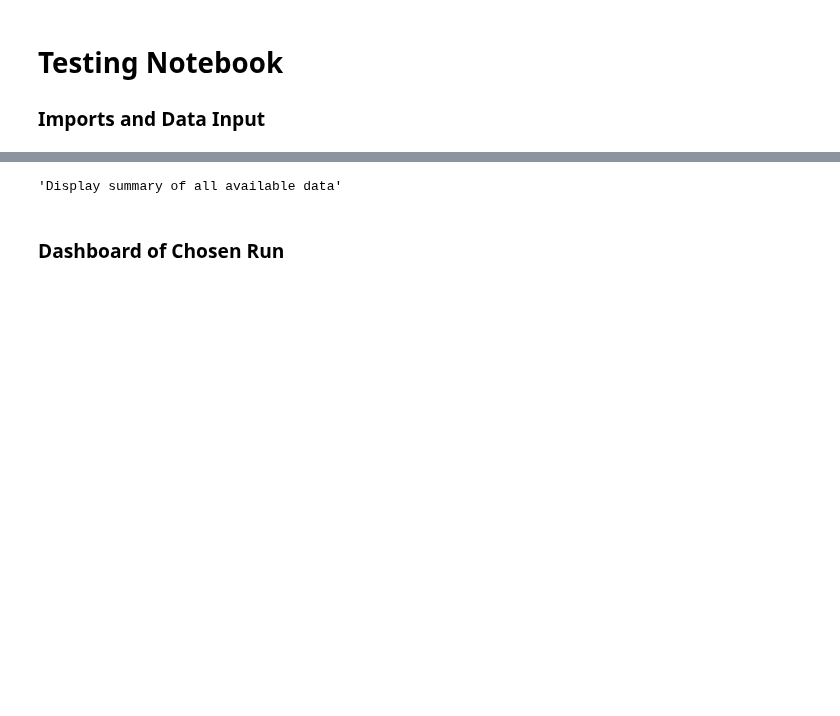
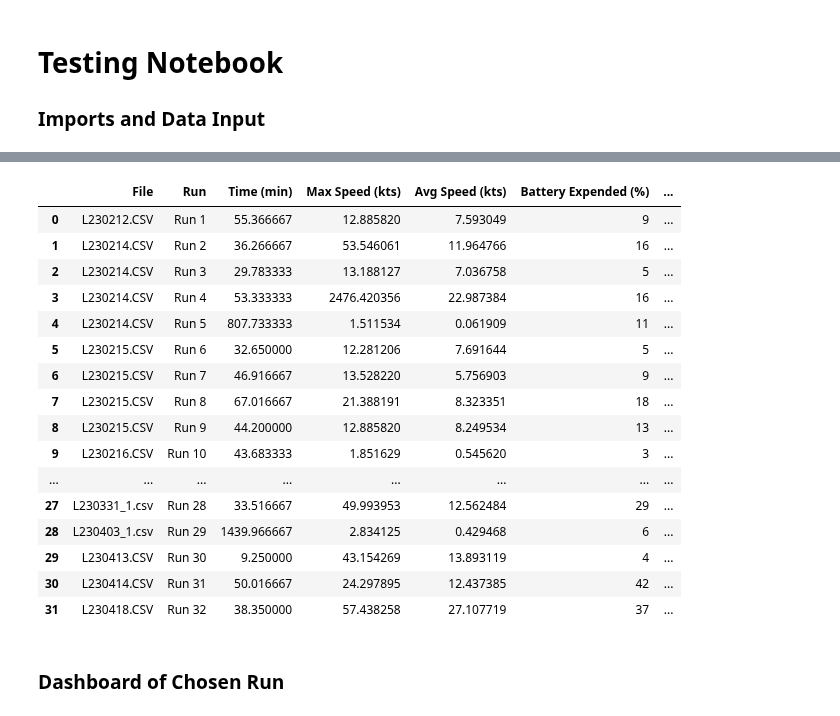
Before and after one commit to eliu420/photon-range-estimator, a Jupyter notebook: test_loop.ipynb, the cells around one changed output, grey strips where cells are left out. Saved outputs shown, nothing was run; the diff lists cells and outputs as text; code cells hidden in the pictures; blank space fills up the shorter version.

```diff
--- a/test_loop.ipynb
+++ b/test_loop.ipynb
@@ -14,8 +32,24 @@ data = data_files.runs_dict
 # %%
 """Display summary of all available data"""
-# data_files.file_summary
+data_files.file_summary
 # %% [output]
-'Display summary of all available data'
+|  | File | Run | Time (min) | Max Speed (kts) | Avg Speed (kts) | Battery Expended (%) | ... |
+| 0 | L230212.CSV | Run 1 | 55.366667 | 12.885820 | 7.593049 | 9 | ... |
+| 1 | L230214.CSV | Run 2 | 36.266667 | 53.546061 | 11.964766 | 16 | ... |
+| 2 | L230214.CSV | Run 3 | 29.783333 | 13.188127 | 7.036758 | 5 | ... |
+| 3 | L230214.CSV | Run 4 | 53.333333 | 2476.420356 | 22.987384 | 16 | ... |
+| 4 | L230214.CSV | Run 5 | 807.733333 | 1.511534 | 0.061909 | 11 | ... |
+| 5 | L230215.CSV | Run 6 | 32.650000 | 12.281206 | 7.691644 | 5 | ... |
+| 6 | L230215.CSV | Run 7 | 46.916667 | 13.528220 | 5.756903 | 9 | ... |
+| 7 | L230215.CSV | Run 8 | 67.016667 | 21.388191 | 8.323351 | 18 | ... |
+| 8 | L230215.CSV | Run 9 | 44.200000 | 12.885820 | 8.249534 | 13 | ... |
+| 9 | L230216.CSV | Run 10 | 43.683333 | 1.851629 | 0.545620 | 3 | ... |
+| ... | ... | ... | ... | ... | ... | ... | ... |
+| 27 | L230331_1.csv | Run 28 | 33.516667 | 49.993953 | 12.562484 | 29 | ... |
+| 28 | L230403_1.csv | Run 29 | 1439.966667 | 2.834125 | 0.429468 | 6 | ... |
+| 29 | L230413.CSV | Run 30 | 9.250000 | 43.154269 | 13.893119 | 4 | ... |
+| 30 | L230414.CSV | Run 31 | 50.016667 | 24.297895 | 12.437385 | 42 | ... |
+| 31 | L230418.CSV | Run 32 | 38.350000 | 57.438258 | 27.107719 | 37 | ... |
 # %% [markdown]
 ### Dashboard of Chosen Run
 # %%
```
Also changed, not shown: parts of 3 cells of this notebook, 1 other file.
